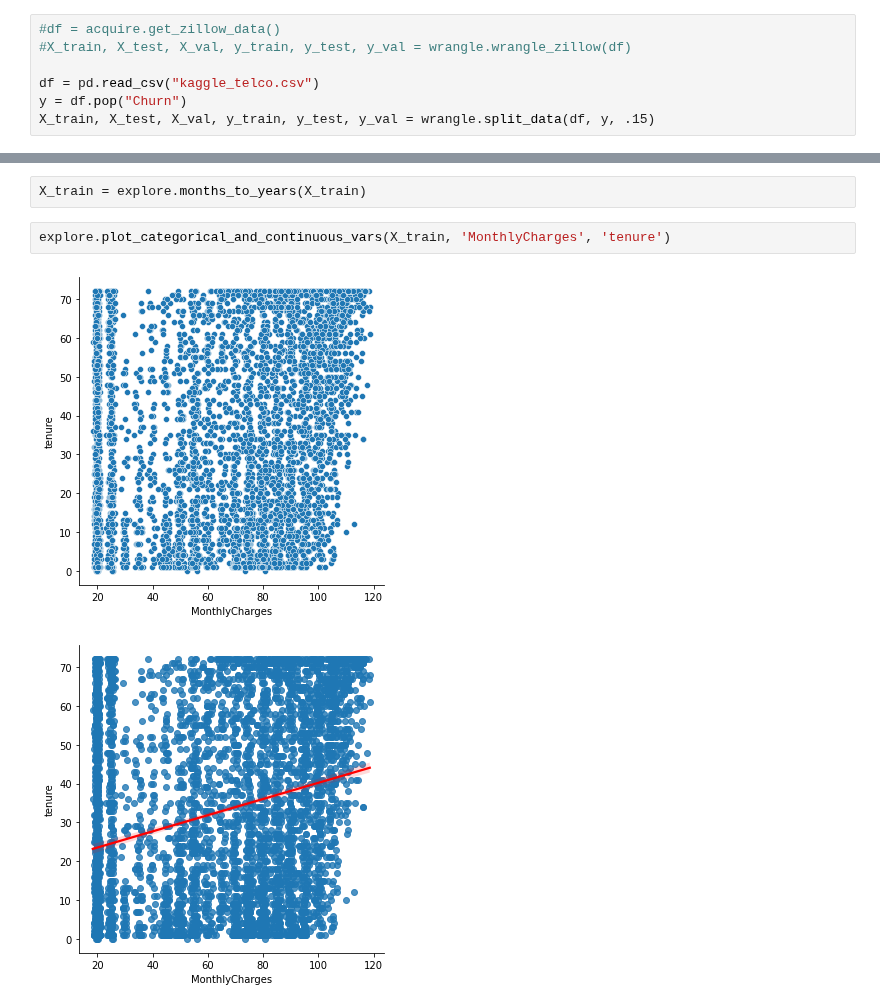
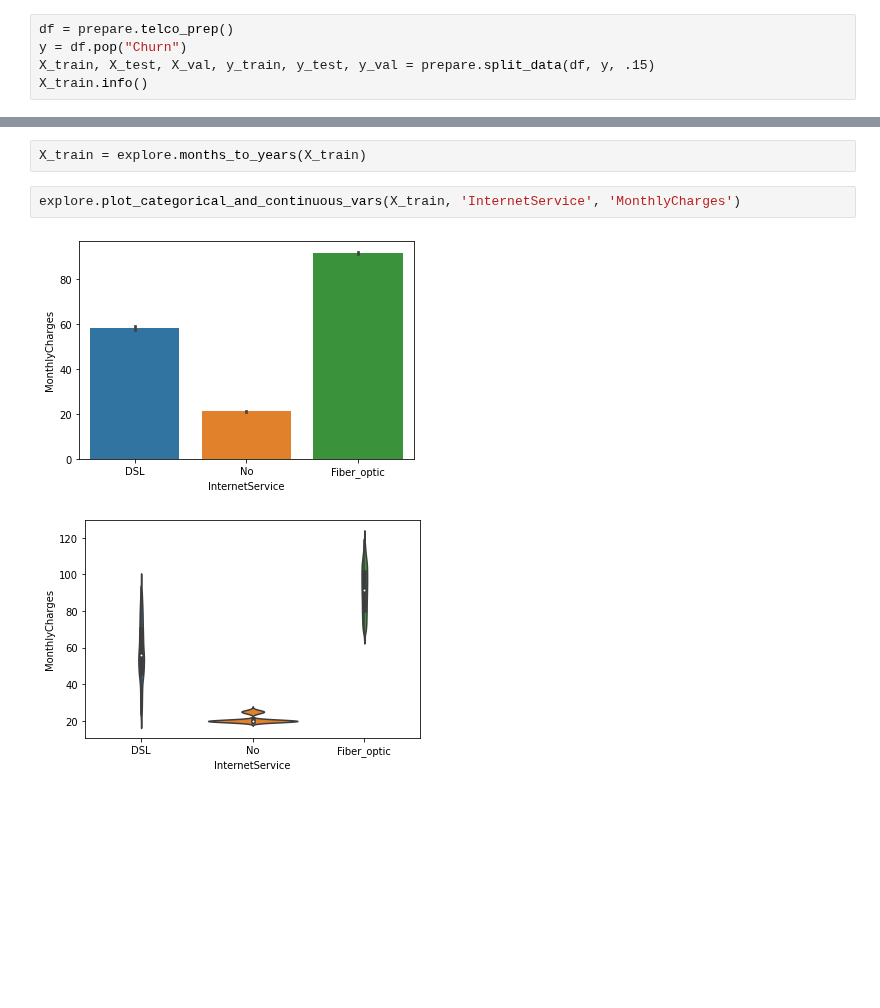
Before and after one commit to konstanzer/regression-exercises, a Jupyter notebook: explore.ipynb, the cells around one changed output, grey strips where cells are left out. Saved outputs shown, nothing was run; the diff lists cells and outputs as text; blank space fills up the shorter version.

```diff
--- a/explore.ipynb
+++ b/explore.ipynb
@@ -5,12 +5,10 @@ import wrangle
 
 import pandas as pd
 # %%
-#df = acquire.get_zillow_data()
-#X_train, X_test, X_val, y_train, y_test, y_val = wrangle.wrangle_zillow(df)
-
-df = pd.read_csv("kaggle_telco.csv")
+df = prepare.telco_prep()
 y = df.pop("Churn")
-X_train, X_test, X_val, y_train, y_test, y_val = wrangle.split_data(df, y, .15)
+X_train, X_test, X_val, y_train, y_test, y_val = prepare.split_data(df, y, .15)
+X_train.info()
 # %% [output]
 X_train, X_test, X_val, y_train, y_test, y_val
 (4929, 20) (1057, 20) (1057, 20) (4929,) (1057,) (1057,)
@@ -21,7 +34,7 @@ explore.plot_variable_pairs(X_train)
 # %%
 X_train = explore.months_to_years(X_train)
 # %%
-explore.plot_categorical_and_continuous_vars(X_train, 'MonthlyCharges', 'tenure')
+explore.plot_categorical_and_continuous_vars(X_train, 'InternetService', 'MonthlyCharges')
 # %% [output]
-[figure, old version]
+[figure, new version]
-[figure, old version]
+[figure, new version]
```
Also changed, not shown: parts of 4 cells of this notebook, 8 other files.
